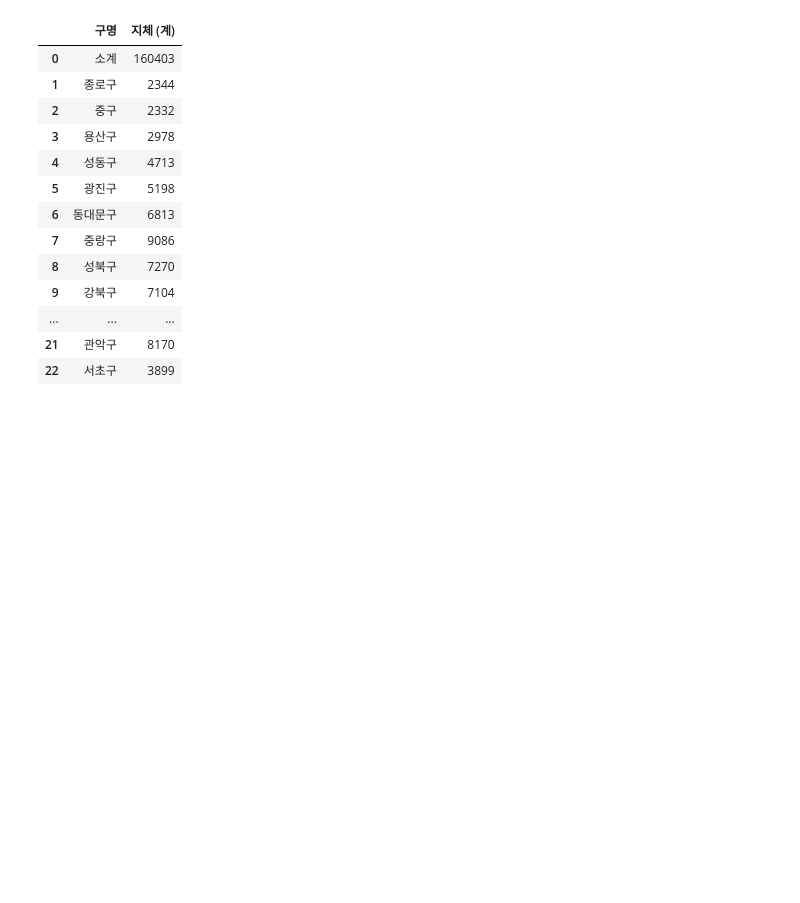
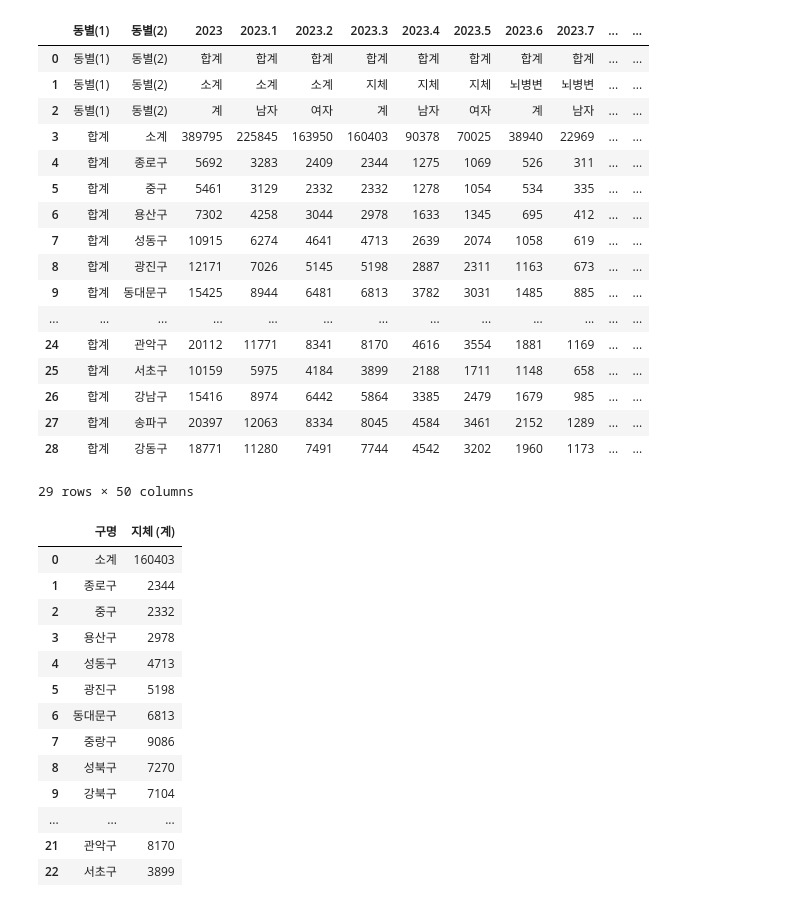
Before and after one commit to JongMany/big-data-programming-8, a Jupyter notebook: population.ipynb, the cells around one changed output. Cells and saved outputs as stored; diff of their text form; code cells hidden in the pictures; blank space fills up the shorter version.

```diff
--- a/population.ipynb
+++ b/population.ipynb
@@ -7,6 +7,26 @@ import pandas as pd
 import numpy as np
 # %%
 df = pd.read_csv('./data/population2.csv')
+df
+# %% [output]
+|  | 동별(1) | 동별(2) | 2023 | 2023.1 | 2023.2 | 2023.3 | 2023.4 | 2023.5 | 2023.6 | 2023.7 | ... | ... |
+| 0 | 동별(1) | 동별(2) | 합계 | 합계 | 합계 | 합계 | 합계 | 합계 | 합계 | 합계 | ... | ... |
+| 1 | 동별(1) | 동별(2) | 소계 | 소계 | 소계 | 지체 | 지체 | 지체 | 뇌병변 | 뇌병변 | ... | ... |
+| 2 | 동별(1) | 동별(2) | 계 | 남자 | 여자 | 계 | 남자 | 여자 | 계 | 남자 | ... | ... |
+| 3 | 합계 | 소계 | 389795 | 225845 | 163950 | 160403 | 90378 | 70025 | 38940 | 22969 | ... | ... |
+| 4 | 합계 | 종로구 | 5692 | 3283 | 2409 | 2344 | 1275 | 1069 | 526 | 311 | ... | ... |
+| 5 | 합계 | 중구 | 5461 | 3129 | 2332 | 2332 | 1278 | 1054 | 534 | 335 | ... | ... |
+| 6 | 합계 | 용산구 | 7302 | 4258 | 3044 | 2978 | 1633 | 1345 | 695 | 412 | ... | ... |
+| 7 | 합계 | 성동구 | 10915 | 6274 | 4641 | 4713 | 2639 | 2074 | 1058 | 619 | ... | ... |
+| 8 | 합계 | 광진구 | 12171 | 7026 | 5145 | 5198 | 2887 | 2311 | 1163 | 673 | ... | ... |
+| 9 | 합계 | 동대문구 | 15425 | 8944 | 6481 | 6813 | 3782 | 3031 | 1485 | 885 | ... | ... |
+| ... | ... | ... | ... | ... | ... | ... | ... | ... | ... | ... | ... | ... |
+| 24 | 합계 | 관악구 | 20112 | 11771 | 8341 | 8170 | 4616 | 3554 | 1881 | 1169 | ... | ... |
+| 25 | 합계 | 서초구 | 10159 | 5975 | 4184 | 3899 | 2188 | 1711 | 1148 | 658 | ... | ... |
+| 26 | 합계 | 강남구 | 15416 | 8974 | 6442 | 5864 | 3385 | 2479 | 1679 | 985 | ... | ... |
+| 27 | 합계 | 송파구 | 20397 | 12063 | 8334 | 8045 | 4584 | 3461 | 2152 | 1289 | ... | ... |
+| 28 | 합계 | 강동구 | 18771 | 11280 | 7491 | 7744 | 4542 | 3202 | 1960 | 1173 | ... | ... |
+29 rows × 50 columns
 # %%
 
 data_new = df
```
Also changed, not shown: parts of 1 cell of this notebook, 14 other files.
